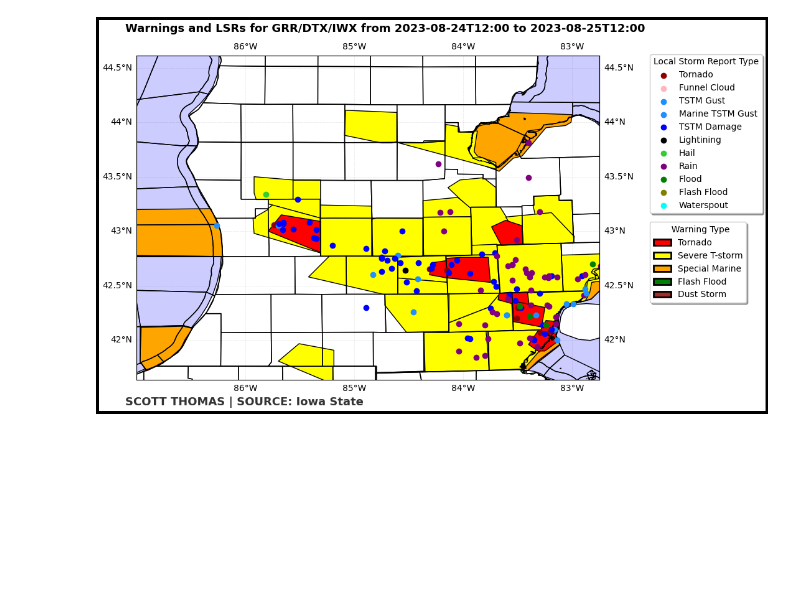
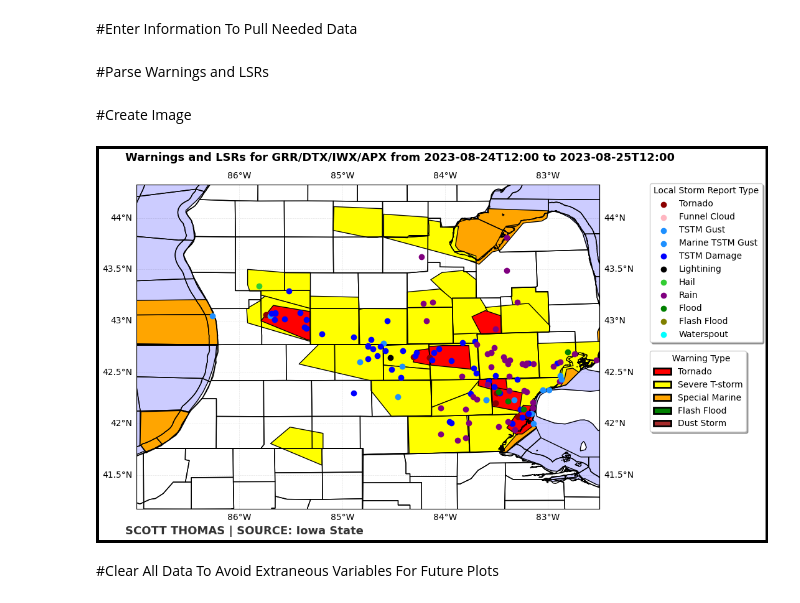
Before and after one commit to scottthomaswx/WarningPlotter, a Jupyter notebook: Warning_Plotter.ipynb, the cells around one changed output. Saved outputs shown, nothing was run; the diff lists cells and outputs as text; code cells hidden in the pictures; blank space fills up the shorter version.

```diff
--- a/Warning_Plotter.ipynb
+++ b/Warning_Plotter.ipynb
@@ -17,18 +20,20 @@ from metpy.plots import USCOUNTIES
 import cartopy.feature as cfeat
 import cartopy.crs as ccrs
 import matplotlib.patches as mpatches
+# %% [markdown]
+#Enter Information To Pull Needed Data
 # %%
-# @title Warning Plotter
 # @markdown # WFO Selection
 # @markdown ## Input the 3 digit WFO code or NA. At least one WFO must be added
 
 WFO_1 = 'GRR' #@param {type:"string"}
 WFO_2 = 'DTX' #@param {type:"string"}
 WFO_3 = 'IWX' #@param {type:"string"}
+WFO_4 = 'APX' #@param {type:"string"}
 
 # @markdown ## Input WFO(s) how you want them listed in the title
 
-WFO_List = 'GRR/DTX/IWX' #@param {type:"string"}
+WFO_List = 'GRR/DTX/IWX/APX' #@param {type:"string"}
 
 # @markdown # Start and End Date/Time Selection
 # @markdown ## Enter in the format YYYY-MM-DDT:HH:MM
@@ -37,9 +42,9 @@ Begins = '2023-08-24T12:00' #@param {type:"string"}
 Ends = '2023-08-25T12:00' #@param {type:"string"}
 
 WestLong = -87 # @param {type:"number"}
-EastLong = -82.75 # @param {type:"number"}
+EastLong = -82.5 # @param {type:"number"}
 NorthLat = 44.25 # @param {type:"number"}
-SouthLat = 42 # @param {type:"number"}
+SouthLat = 41.25 # @param {type:"number"}
 
 #Pull Warnings
 Warn1 = geopandas.read_file('https://mesonet.agron.iastate.edu/api/1/cow.json?wfo='+WFO_1+'&begints='+Begins+':00Z&endts='+Ends+':00Z&hailsize=1&wind=58&phenomena=TO&phenomena=SV&phenomena=MA&phenomena=FF&phenomena=DS&lsrtype=T&lsrtype=D&lsrtype=H&lsrtype=G&lsrtype=MA&lsrtype=FF&lsrtype=DS&lsrbuffer=15&warningbuffer=1')
@@ -49,6 +54,10 @@ except:
   pass
 try:
   Warn3 = geopandas.read_file('https://mesonet.agron.iastate.edu/api/1/cow.json?wfo='+WFO_3+'&begints='+Begins+':00Z&endts='+Ends+':00Z&hailsize=1&wind=58&phenomena=TO&phenomena=SV&phenomena=MA&phenomena=FF&phenomena=DS&lsrtype=T&lsrtype=D&lsrtype=H&lsrtype=G&lsrtype=MA&lsrtype=FF&lsrtype=DS&lsrbuffer=15&warningbuffer=1')
+except:
+  pass
+try:
+  Warn4 = geopandas.read_file('https://mesonet.agron.iastate.edu/api/1/cow.json?wfo='+WFO_4+'&begints='+Begins+':00Z&endts='+Ends+':00Z&hailsize=1&wind=58&phenomena=TO&phenomena=SV&phenomena=MA&phenomena=FF&phenomena=DS&lsrtype=T&lsrtype=D&lsrtype=H&lsrtype=G&lsrtype=MA&lsrtype=FF&lsrtype=DS&lsrbuffer=15&warningbuffer=1')
 except:
   pass
 #Pull LSRs
@@ -64,7 +73,14 @@ try:
   LSR3File=pd.read_csv(LSR3)
 except:
   pass
+try:
+  LSR4 = 'https://mesonet.agron.iastate.edu/cgi-bin/request/gis/lsr.py?wfo[]='+WFO_4+'&sts='+Begins+'Z&ets='+Ends+'&fmt=csv'
+  LSR4File=pd.read_csv(LSR4)
+except:
+  pass
 
 #Add Marine Zones for Great Lakes
 mzone_file = geopandas.read_file('/vsicurl/https://github.com/scottthomaswx/WarningPlotter/raw/main/mz19se23.shp')
+# %% [markdown]
+#Parse Warnings and LSRs
 # %%
@@ -135,7 +177,10 @@ MarZoneMap = PlotGeometry()
 MarZoneMap.geometry = mzone_file['geometry']
 Warngeo = PlotGeometry()
 Warngeo.geometry = Warn1['geometry']
+# %% [markdown]
+#Create Image
 # %%
+# @title
 fig = plt.figure(figsize=(12, 12), facecolor='white', edgecolor="black", linewidth =6)
 ax=fig.add_subplot(1,1,1, projection=ccrs.PlateCarree())
 ax.set_extent((WestLong, EastLong, SouthLat, NorthLat))
@@ -164,6 +209,15 @@ try:
   ax.add_geometries(DSWWarn3.geometry, crs = ccrs.PlateCarree(), facecolor =  'brown', edgecolor = 'black', zorder = 994 )
 except:
   pass
+try:
+  ax.add_geometries(TORWarn4.geometry, crs = ccrs.PlateCarree(), facecolor =  'red', edgecolor = 'black', zorder = 998)
+  ax.add_geometries(SVRWarn4.geometry, crs = ccrs.PlateCarree(), facecolor =  'yellow', edgecolor = 'black', zorder = 997)
+  ax.add_geometries(SMWWarn4.geometry, crs = ccrs.PlateCarree(), facecolor =  'orange', edgecolor = 'black', zorder = 996 )
+  ax.add_geometries(FFWWarn4.geometry, crs = ccrs.PlateCarree(), facecolor =  'green', edgecolor = 'black', zorder = 995 )
+  ax.add_geometries(DSWWarn4.geometry, crs = ccrs.PlateCarree(), facecolor =  'brown', edgecolor = 'black', zorder = 994 )
+except:
+  pass
+
 ax.add_geometries(MarZoneMap.geometry, crs = ccrs.PlateCarree(), facecolor = 'none', edgecolor = 'black',  zorder=999)
 
 #Plot LSRs
@@ -192,10 +246,9 @@ try:
   ax.scatter(y = FFDSR2['LAT'], x = FFDSR2['LON'], zorder=999, color = 'olive')
   ax.scatter(y = MTGSR2['LAT'], x = MTGSR2['LON'], zorder=999, color = 'dodgerblue')
   ax.scatter(y = WSTSR2['LAT'], x = WSTSR2['LON'], zorder=999, color = 'cyan')
-
-
 except:
   pass
+
 try:
   ax.scatter(y = TORSR3['LAT'], x = TORSR3['LON'], zorder=999, color = 'darkred')
   ax.scatter(y = FNCSR3['LAT'], x = FNCSR3['LON'], zorder=999, color = 'lightpink')
@@ -208,38 +261,55 @@ try:
   ax.scatter(y = FFDSR3['LAT'], x = FFDSR3['LON'], zorder=999, color = 'olive')
   ax.scatter(y = MTGSR3['LAT'], x = MTGSR3['LON'], zorder=999, color = 'dodgerblue')
   ax.scatter(y = WSTSR3['LAT'], x = WSTSR3['LON'], zorder=999, color = 'cyan')
+except:
+  pass
+
+try:
+  ax.scatter(y = TORSR4['LAT'], x = TORSR4['LON'], zorder=999, color = 'darkred')
+  ax.scatter(y = FNCSR4['LAT'], x = FNCSR4['LON'], zorder=999, color = 'lightpink')
+  ax.scatter(y = TSGSR4['LAT'], x = TSGSR4['LON'], zorder=999, color = 'dodgerblue')
+  ax.scatter(y = TSDSR4['LAT'], x = TSDSR4['LON'], zorder=999, color = 'blue')
+  ax.scatter(y = LTGSR4['LAT'], x = LTGSR4['LON'], zorder=999, color = 'black')
+  ax.scatter(y = HALSR4['LAT'], x = HALSR4['LON'], zorder=999, color = 'limegreen')
+  ax.scatter(y = RANSR4['LAT'], x = RANSR4['LON'], zorder=999, color = 'purple')
+  ax.scatter(y = FLDSR4['LAT'], x = FLDSR4['LON'], zorder=999, color = 'green')
+  ax.scatter(y = FFDSR4['LAT'], x = FFDSR4['LON'], zorder=999, color = 'olive')
+  ax.scatter(y = MTGSR4['LAT'], x = MTGSR4['LON'], zorder=999, color = 'dodgerblue')
+  ax.scatter(y = WSTSR4['LAT'], x = WSTSR4['LON'], zorder=999, color = 'cyan')
 except:
   pass
 
 TORW = mpatches.Rectangle((0, 0), 1, 0.1, linewidth=2, edgecolor='black', facecolor='red')
 SMW = mpatches.Rectangle((0, 0), 1, 0.1, linewidth=2, edgecolor='black', facecolor='orange')
 SVRW = mpatches.Rectangle((0, 0), 1, 0.1, linewidth=2, edgecolor='black', facecolor='yellow')
 FFW = mpatches.Rectangle((0, 0), 1, 0.1, linewidth=2, edgecolor='black', facecolor='green')
 DSTW = mpatches.Rectangle((0, 0), 1, 0.1, linewidth=2, edgecolor='black', facecolor='brown')
 
 axb.legend([TORW, SVRW, SMW, FFW, DSTW], ['Tornado', 'Severe T-storm', 'Special Marine', 'Flash Flood', 'Dust Storm'],
             loc='upper left', fontsize=10, facecolor='white', markerscale=8,
             labelcolor='k', title='  Warning Type', title_fontsize=10,
            bbox_to_anchor=(1.10, 0.5), fancybox=True, shadow=True,).set_zorder(10)
 
 ax.coastlines(color='black',resolution='10m',zorder=99)
 ax.add_feature(cfeat.STATES.with_scale('50m'),edgecolor='black', zorder=9)
 ax.add_feature(USCOUNTIES, facecolor='None', edgecolor='black', zorder=998)
 lake = cfeat.NaturalEarthFeature('physical', 'lakes', '50m', edgecolor='blue', facecolor='blue', alpha=0.2)
 ax.add_feature(lake)
 plt.figtext(0.11, 0.23, f'SCOTT THOMAS | SOURCE: Iowa State', weight='bold', color='black', fontsize=13, ha='left', alpha=0.8)
 plt.figtext(0.11, 0.73, f'Warnings and LSRs for {WFO_List} from {Begins} to {Ends}', ha='left', weight='bold', fontsize=13)
 gl = ax.gridlines(draw_labels = True, x_inline = False, y_inline = False, rotate_labels = False, linewidth = 0.5, linestyle = '--', color = 'black', alpha = 0.1)
 gl.x_labels_top = False
 gl.x_labels_bottom = True
 axb.grid(False)
 axb.set_xticks([])
 axb.set_yticks([])
 box1 = ax.get_position()
 ax.set_position([box1.x0, box1.y0, box1.width * 0.8, box1 .height*0.95])
 ax.legend(loc='lower left', bbox_to_anchor=(1.10, 0.5),
     ncol=1, fancybox=True, shadow=True, title = 'Local Storm Report Type')
 plt.savefig(f'WarningsLSRs{Ends}.png')
 # %% [output]
-[figure, old version]
+[figure, new version]
+# %% [markdown]
+#Clear All Data To Avoid Extraneous Variables For Future Plots
 # %%
```
Also changed, not shown: parts of 4 cells of this notebook.
